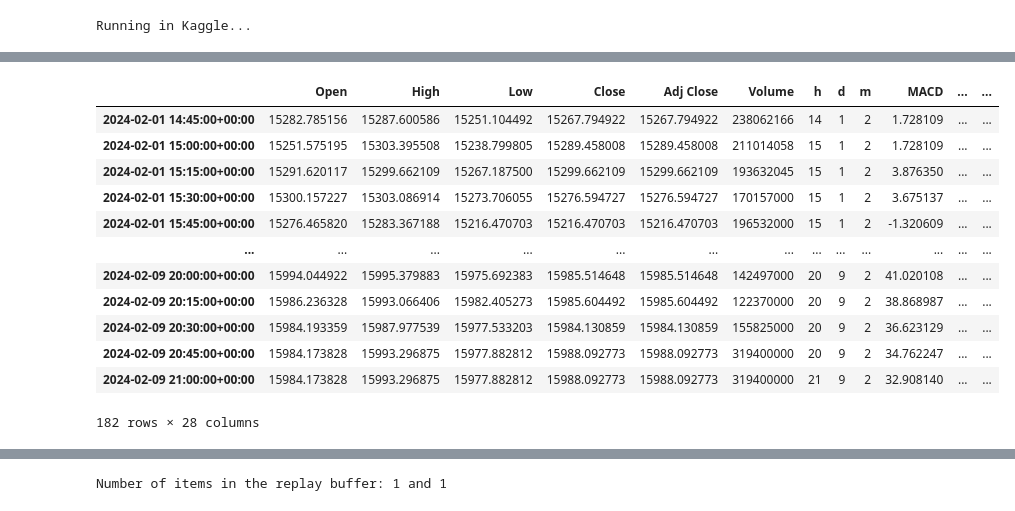
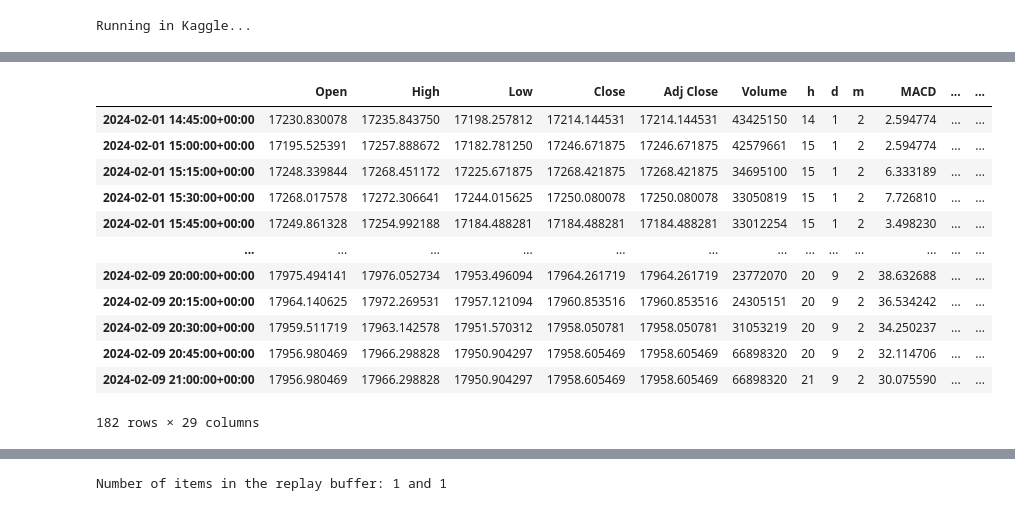
Before and after one commit to adamd1985/notebooks, a Jupyter notebook: rltest_v7.ipynb, the cells around one changed output, grey strips where cells are left out. Saved outputs shown, nothing was run; the diff lists cells and outputs as text; code cells hidden in the pictures.

```diff
--- a/rltest_v7.ipynb
+++ b/rltest_v7.ipynb
@@ -169,9 +169,9 @@ CRUDOIL_FUT="CL=F"
 RATES_INDEX = "^TNX"  # 10 Year Treasury Note Yield
 VOLATILITY_INDEX = "^VIX"  # CBOE Volatility Index
 SMALLCAP_INDEX = "^RUT" # Russell 2000 Index
-GOLD_INDEX = "^XAU"
+GOLD_INDEX = "^SPGSGC"
 MARKET = "^SPX" # SnP
-TECH = "^IXIC" # Nasdaq
+TECH = "^NDX" # Nasdaq
 CRUDOIL_INDEX="^SPGSCL"
 
 TARGET1 = TECH
@@ -191,7 +191,7 @@ ACTIONS = [ACT_SHORT, ACT_LONG]
 CAPITAL = 100000
 TRADE_COSTS_PERCENT = 35 / 100 / 100 # 25BPS costs
 
-MACRO_FEATURES = [RATES_INDEX, VOLATILITY_INDEX, GOLD_INDEX, CRUDOIL_INDEX]
+MACRO_FEATURES = [MARKET, RATES_INDEX, VOLATILITY_INDEX, GOLD_INDEX, CRUDOIL_INDEX]
 TA_FEATURES = ['MACD', 'MACD_HIST', 'MACD_SIG', 'ATR']
 FEATURES = ["Close", "High", "Low", "Open", "Volume"]
 TARGET_FEATURE = "Price Raw"
@@ -201,7 +201,7 @@ OBS_SPACE = (STATE_LEN)*len(FEATURES)
 ACT_SPACE = len(ACTIONS)
 
 LEARN_RATE = 1e-3
-TOTAL_ITERS = 20 # 20
+TOTAL_ITERS = 40 # 20
 TARGET_UPDATE = max(TOTAL_ITERS // 4, 10)
 TRAIN_EPISODES = TOTAL_ITERS * 20
 INIT_COLLECT = 100
@@ -227,7 +227,6 @@ DROPOUT = 0.5
 L2FACTOR = 0.000025
 NEURONS = 512
 LAYERS = (NEURONS,) * 6
-
 
 class StockFeat:
     DATETIME = "Datetime"
@@ -358,6 +357,7 @@ def decorate_ts(stock_df, target=False):
     ema = EMAIndicator(stock_df["Close"], window = 14, fillna = True)
     stock_df['EMA'] = ema.ema_indicator()
 
+    stock_df[MARKET] = tickers[MARKET]["Close"]
     stock_df[VOLATILITY_INDEX] = tickers[VOLATILITY_INDEX]["Close"]
     stock_df[RATES_INDEX] = tickers[RATES_INDEX]["Close"]
     stock_df[GOLD_INDEX] = tickers[GOLD_INDEX]["Close"]
@@ -420,7 +420,7 @@ class TradingEnv(py_environment.PyEnvironment):
     - transaction_cost: Costs associated with trading actions.
     """
 
-    def __init__(self, data, features = FEATURES + TA_FEATURES + MACRO_FEATURES + [IS_TARGET], money=CAPITAL, state_length=STATE_LEN, transaction_cost=0, market_costs=TRADE_COSTS_PERCENT, reward_discount=DISCOUNT):
+    def __init__(self, data, features = FEATURES + MACRO_FEATURES + [IS_TARGET], money=CAPITAL, state_length=STATE_LEN, transaction_cost=0, market_costs=TRADE_COSTS_PERCENT, reward_discount=DISCOUNT):
         super(TradingEnv, self).__init__()
 
         assert data is not None
@@ -783,45 +783,45 @@ class TradingEnv(py_environment.PyEnvironment):
             "Max Drawdown Days": max_dd_duration_days,
             "Trade Churn": churn,
             "Skewness": skew(rets.values),
             "Kurtosis": kurtosis(rets.values)
         }
 
     def render(self, mode='human'):
         print(f'Step: {self.current_step}, Balance: {self.balance}, Holdings: {self.total_shares}')
         print(f"trade stats: {self.get_trade_stats()}")
 
 train_data = stock1_df[stock1_df.index < SPLIT_DATE].copy()
 test_data = stock1_df[stock1_df.index >= SPLIT_DATE].copy()
 condition_data = stock2_df[stock2_df.index < SPLIT_DATE].copy()
 condition2_data = stock3_df[stock3_df.index < SPLIT_DATE].copy()
 
 train_env = TradingEnv(train_data)
 utils.validate_py_environment(train_env, episodes=2)
 test_env = TradingEnv(test_data)
 utils.validate_py_environment(train_env, episodes=1)
 condition_env = TradingEnv(condition_data)
 utils.validate_py_environment(condition_env, episodes=2)
 condition2_env = TradingEnv(condition2_data)
 utils.validate_py_environment(condition2_env, episodes=2)
 
 collect_env = train_env
 eval_env = test_env
 
 collect_env.data
 # %% [output]
 |  | Open | High | Low | Close | Adj Close | Volume | h | d | m | MACD | ... | ... |
-| 2024-02-01 14:45:00+00:00 | 15282.785156 | 15287.600586 | 15251.104492 | 15267.794922 | 15267.794922 | 238062166 | 14 | 1 | 2 | 1.728109 | ... | ... |
-| 2024-02-01 15:00:00+00:00 | 15251.575195 | 15303.395508 | 15238.799805 | 15289.458008 | 15289.458008 | 211014058 | 15 | 1 | 2 | 1.728109 | ... | ... |
-| 2024-02-01 15:15:00+00:00 | 15291.620117 | 15299.662109 | 15267.187500 | 15299.662109 | 15299.662109 | 193632045 | 15 | 1 | 2 | 3.876350 | ... | ... |
-| 2024-02-01 15:30:00+00:00 | 15300.157227 | 15303.086914 | 15273.706055 | 15276.594727 | 15276.594727 | 170157000 | 15 | 1 | 2 | 3.675137 | ... | ... |
-| 2024-02-01 15:45:00+00:00 | 15276.465820 | 15283.367188 | 15216.470703 | 15216.470703 | 15216.470703 | 196532000 | 15 | 1 | 2 | -1.320609 | ... | ... |
+| 2024-02-01 14:45:00+00:00 | 17230.830078 | 17235.843750 | 17198.257812 | 17214.144531 | 17214.144531 | 43425150 | 14 | 1 | 2 | 2.594774 | ... | ... |
+| 2024-02-01 15:00:00+00:00 | 17195.525391 | 17257.888672 | 17182.781250 | 17246.671875 | 17246.671875 | 42579661 | 15 | 1 | 2 | 2.594774 | ... | ... |
+| 2024-02-01 15:15:00+00:00 | 17248.339844 | 17268.451172 | 17225.671875 | 17268.421875 | 17268.421875 | 34695100 | 15 | 1 | 2 | 6.333189 | ... | ... |
+| 2024-02-01 15:30:00+00:00 | 17268.017578 | 17272.306641 | 17244.015625 | 17250.080078 | 17250.080078 | 33050819 | 15 | 1 | 2 | 7.726810 | ... | ... |
+| 2024-02-01 15:45:00+00:00 | 17249.861328 | 17254.992188 | 17184.488281 | 17184.488281 | 17184.488281 | 33012254 | 15 | 1 | 2 | 3.498230 | ... | ... |
 | ... | ... | ... | ... | ... | ... | ... | ... | ... | ... | ... | ... | ... |
-| 2024-02-09 20:00:00+00:00 | 15994.044922 | 15995.379883 | 15975.692383 | 15985.514648 | 15985.514648 | 142497000 | 20 | 9 | 2 | 41.020108 | ... | ... |
-| 2024-02-09 20:15:00+00:00 | 15986.236328 | 15993.066406 | 15982.405273 | 15985.604492 | 15985.604492 | 122370000 | 20 | 9 | 2 | 38.868987 | ... | ... |
-| 2024-02-09 20:30:00+00:00 | 15984.193359 | 15987.977539 | 15977.533203 | 15984.130859 | 15984.130859 | 155825000 | 20 | 9 | 2 | 36.623129 | ... | ... |
-| 2024-02-09 20:45:00+00:00 | 15984.173828 | 15993.296875 | 15977.882812 | 15988.092773 | 15988.092773 | 319400000 | 20 | 9 | 2 | 34.762247 | ... | ... |
-| 2024-02-09 21:00:00+00:00 | 15984.173828 | 15993.296875 | 15977.882812 | 15988.092773 | 15988.092773 | 319400000 | 21 | 9 | 2 | 32.908140 | ... | ... |
+| 2024-02-09 20:00:00+00:00 | 17975.494141 | 17976.052734 | 17953.496094 | 17964.261719 | 17964.261719 | 23772070 | 20 | 9 | 2 | 38.632688 | ... | ... |
+| 2024-02-09 20:15:00+00:00 | 17964.140625 | 17972.269531 | 17957.121094 | 17960.853516 | 17960.853516 | 24305151 | 20 | 9 | 2 | 36.534242 | ... | ... |
+| 2024-02-09 20:30:00+00:00 | 17959.511719 | 17963.142578 | 17951.570312 | 17958.050781 | 17958.050781 | 31053219 | 20 | 9 | 2 | 34.250237 | ... | ... |
+| 2024-02-09 20:45:00+00:00 | 17956.980469 | 17966.298828 | 17950.904297 | 17958.605469 | 17958.605469 | 66898320 | 20 | 9 | 2 | 32.114706 | ... | ... |
+| 2024-02-09 21:00:00+00:00 | 17956.980469 | 17966.298828 | 17950.904297 | 17958.605469 | 17958.605469 | 66898320 | 21 | 9 | 2 | 30.075590 | ... | ... |
-182 rows × 28 columns
+182 rows × 29 columns
 # %%
 def create_q_network(env, fc_layer_params=LAYERS, dropout_rate=DROPOUT, l2_reg=L2FACTOR):
     """
```
Also changed, not shown: parts of 9 cells of this notebook.
